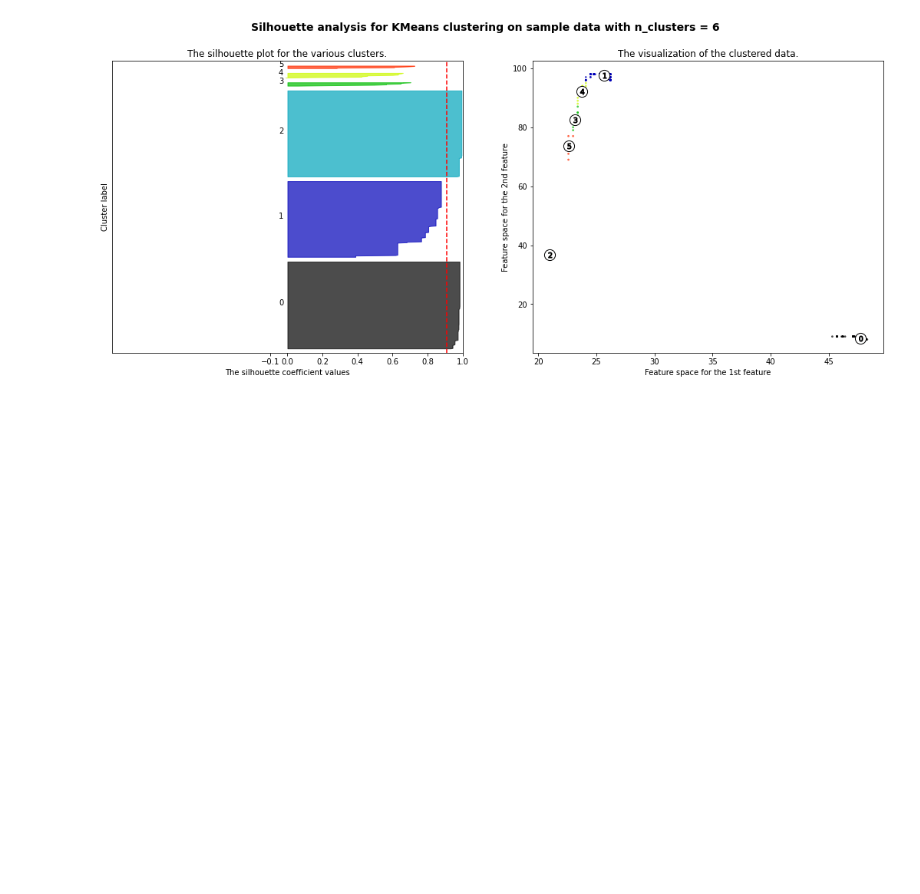
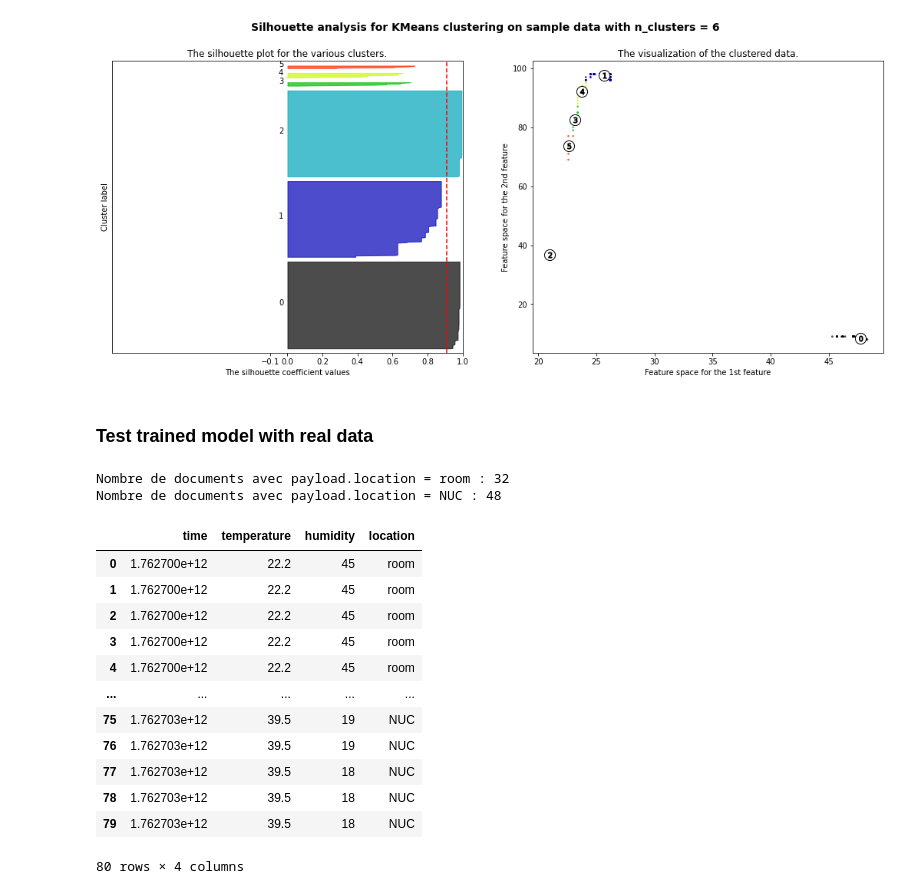
Before and after one commit to Ax8457/Projects, a Jupyter notebook: IOT/ESP32_DHT_NeoPixel/Data analytics/Iot_notebook.ipynb, the cells around one changed output. Cells and saved outputs as stored; diff of their text form; code cells hidden in the pictures; blank space fills up the shorter version.

```diff
--- a/IOT/ESP32_DHT_NeoPixel/Data analytics/Iot_notebook.ipynb
+++ b/IOT/ESP32_DHT_NeoPixel/Data analytics/Iot_notebook.ipynb
@@ -427,3 +431,52 @@ For n_clusters = 6 The average silhouette_score is : 0.9073749068865781
 [figure]
 [figure]
 [figure]
+# %% [markdown]
+### Test trained model with real data
+# %%
+# Class : room
+test_set = db['iot_testset']
+L = ['room', 'NUC']
+for element in L:
+    count = test_set.count_documents({ "payload.location": element })
+    print(f"Nombre de documents avec payload.location = {element} : {count}")
+# %% [output]
+Nombre de documents avec payload.location = room : 32
+Nombre de documents avec payload.location = NUC : 48
+# %%
+## create dataframe
+data = []
+# parse db
+for doc in test_set.find():
+    payload = doc.get('payload', {})
+    temp = payload.get('temp')
+    humidity = payload.get('humidity')
+    location = payload.get('location')
+    time = payload.get('time')
+
+
+    if temp is not None and humidity is not None and location is not None and time is not None:
+        data.append({
+            'time': time,
+            'temperature': temp,
+            'humidity': humidity,
+            'location': location
+        })
+
+# Create dataframe using pandas
+df = pd.DataFrame(data)
+display(df)
+# %% [output]
+|  | time | temperature | humidity | location |
+| 0 | 1.762700e+12 | 22.2 | 45 | room |
+| 1 | 1.762700e+12 | 22.2 | 45 | room |
+| 2 | 1.762700e+12 | 22.2 | 45 | room |
+| 3 | 1.762700e+12 | 22.2 | 45 | room |
+| 4 | 1.762700e+12 | 22.2 | 45 | room |
+| ... | ... | ... | ... | ... |
+| 75 | 1.762703e+12 | 39.5 | 19 | NUC |
+| 76 | 1.762703e+12 | 39.5 | 19 | NUC |
+| 77 | 1.762703e+12 | 39.5 | 18 | NUC |
+| 78 | 1.762703e+12 | 39.5 | 18 | NUC |
+| 79 | 1.762703e+12 | 39.5 | 18 | NUC |
+80 rows × 4 columns
```
Also changed, not shown: parts of 8 cells of this notebook.
